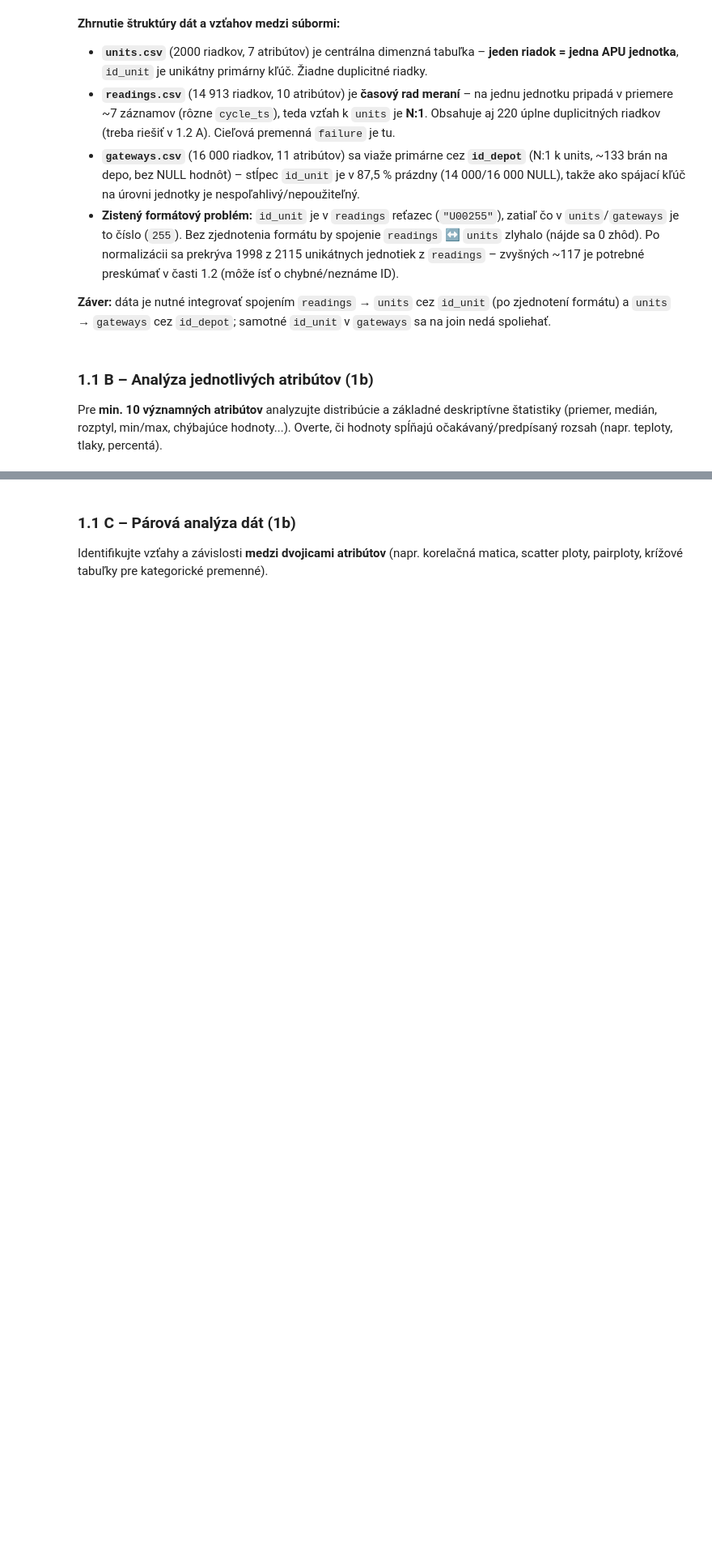
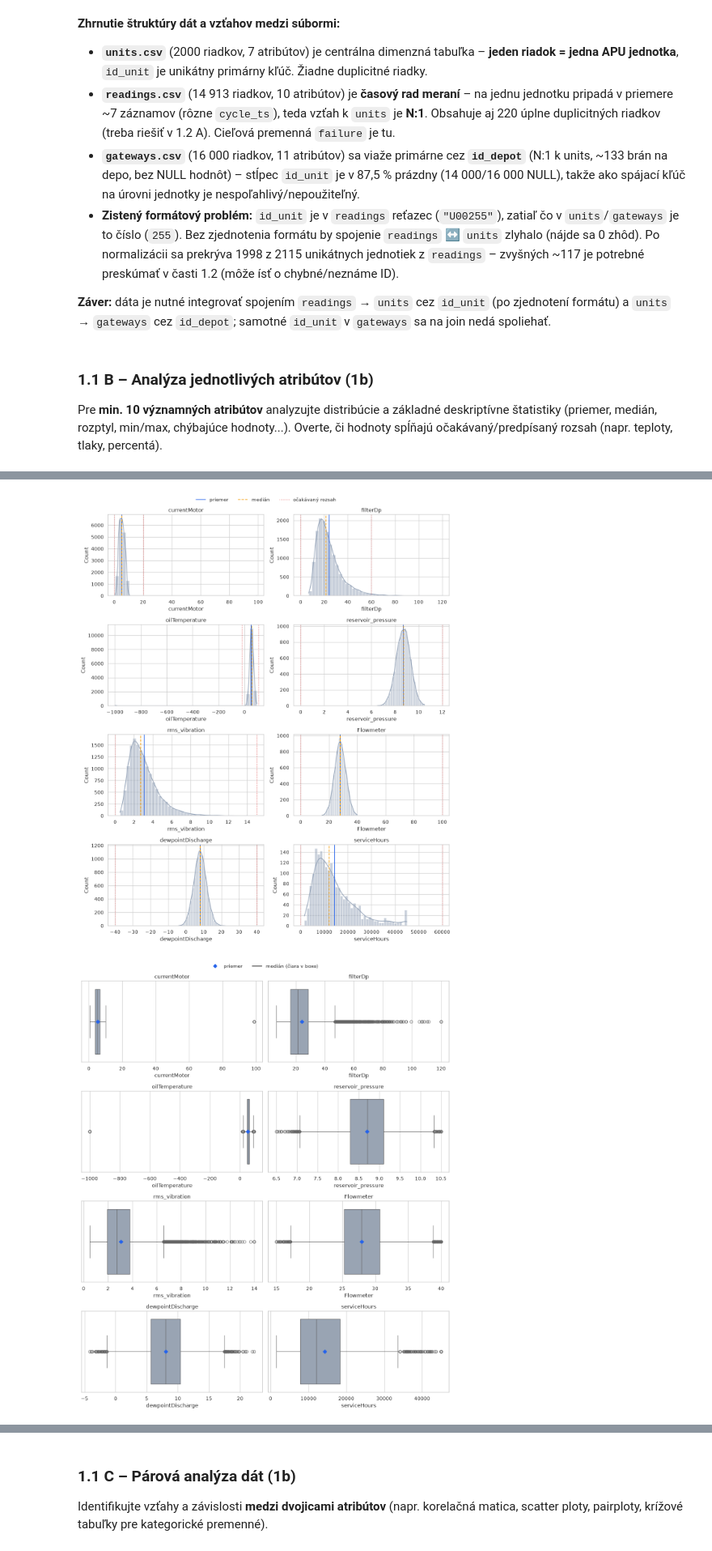
Before and after one commit to samuel-ivan05/IAU_zadanie, a Jupyter notebook: IAU-project.ipynb, the cells around one changed output, grey strips where cells are left out. Shown at 81% size. Saved outputs shown, nothing was run; the diff lists cells and outputs as text; code cells hidden in the pictures; blank space fills up the shorter version.

```diff
--- a/IAU-project.ipynb
+++ b/IAU-project.ipynb
@@ -154,0 +223,17 @@ Pre **min. 10 významných atribútov** analyzujte distribúcie a základné des
+# %%
+# --- 1.1 B: Frekvenčné tabuľky pre kategorické/binárne atribúty ---
+
+categorical_attrs = {
+    "failure": readings["failure"],       # cieľová premenná (0/1)
+    "class_duty": units["class_duty"],
+    "codeModel": units["codeModel"],
+    "fleetCode": units["fleetCode"],
+}
+
+for name, s in categorical_attrs.items():
+    print(f"=== {name} ===")
+    print(f"Počet unikátnych hodnôt: {s.nunique(dropna=True)}   "
+          f"Chýbajúce: {s.isna().sum()} ({100 * s.isna().mean():.2f} %)")
+    vc = s.value_counts(dropna=False)
+    display(vc.to_frame("počet").assign(percento=lambda d: (100 * d["počet"] / len(s)).round(2)))
+    print()
@@ -154,0 +284,55 @@ Pre **min. 10 významných atribútov** analyzujte distribúcie a základné des
+# %%
+# --- 1.1 B: Vizualizácia distribúcií (histogramy s priemerom/mediánom a očakávaným rozsahom, boxploty, bar charty) ---
+
+MEAN_COLOR = "#2563eb"    # modrá – priemer
+MEDIAN_COLOR = "#f59e0b"  # jantárová – medián
+RANGE_COLOR = "#dc2626"   # červená – hranice očakávaného rozsahu
+
+fig, axes = plt.subplots(4, 2, figsize=(12, 14))
+for ax, (name, s) in zip(axes.ravel(), numeric_attrs.items()):
+    valid = s.dropna()
+    sns.histplot(valid, kde=True, ax=ax, bins=40, color="#94a3b8")
+    ax.axvline(valid.mean(), color=MEAN_COLOR, linestyle="-", linewidth=1.5)
+    ax.axvline(valid.median(), color=MEDIAN_COLOR, linestyle="--", linewidth=1.5)
+    lo, hi = expected_ranges[name]
+    ax.axvline(lo, color=RANGE_COLOR, linestyle=":", linewidth=1)
+    ax.axvline(hi, color=RANGE_COLOR, linestyle=":", linewidth=1)
+    ax.set_title(name)
+
+legend_handles = [
+    plt.Line2D([0], [0], color=MEAN_COLOR, linestyle="-", linewidth=1.5, label="priemer"),
+    plt.Line2D([0], [0], color=MEDIAN_COLOR, linestyle="--", linewidth=1.5, label="medián"),
+    plt.Line2D([0], [0], color=RANGE_COLOR, linestyle=":", linewidth=1, label="očakávaný rozsah"),
+]
+fig.legend(handles=legend_handles, loc="upper center", ncol=3, bbox_to_anchor=(0.5, 1.02), frameon=False)
+plt.tight_layout()
+plt.show()
+
+fig, axes = plt.subplots(4, 2, figsize=(12, 14))
+for ax, (name, s) in zip(axes.ravel(), numeric_attrs.items()):
+    valid = s.dropna()
+    sns.boxplot(
+        x=valid, ax=ax, color="#94a3b8",
+        showmeans=True,
+        meanprops={"marker": "D", "markerfacecolor": MEAN_COLOR, "markeredgecolor": MEAN_COLOR, "markersize": 6},
+    )
+    ax.set_title(name)
+
+legend_handles = [
+    plt.Line2D([0], [0], marker="D", color="none", markerfacecolor=MEAN_COLOR, markeredgecolor=MEAN_COLOR, markersize=6, label="priemer"),
+    plt.Line2D([0], [0], color="black", linewidth=1.5, label="medián (čiara v boxe)"),
+]
+fig.legend(handles=legend_handles, loc="upper center", ncol=2, bbox_to_anchor=(0.5, 1.02), frameon=False)
+plt.tight_layout()
+plt.show()
+
+fig, axes = plt.subplots(2, 2, figsize=(12, 8))
+for ax, (name, s) in zip(axes.ravel(), categorical_attrs.items()):
+    s.value_counts(dropna=False).plot(kind="bar", ax=ax, color="#94a3b8")
+    ax.set_title(name)
+    ax.tick_params(axis="x", rotation=45)
+plt.tight_layout()
+plt.show()
+# %% [output]
+[figure, added]
+[figure, added]
```
Also changed, not shown: parts of 5 cells of this notebook.
